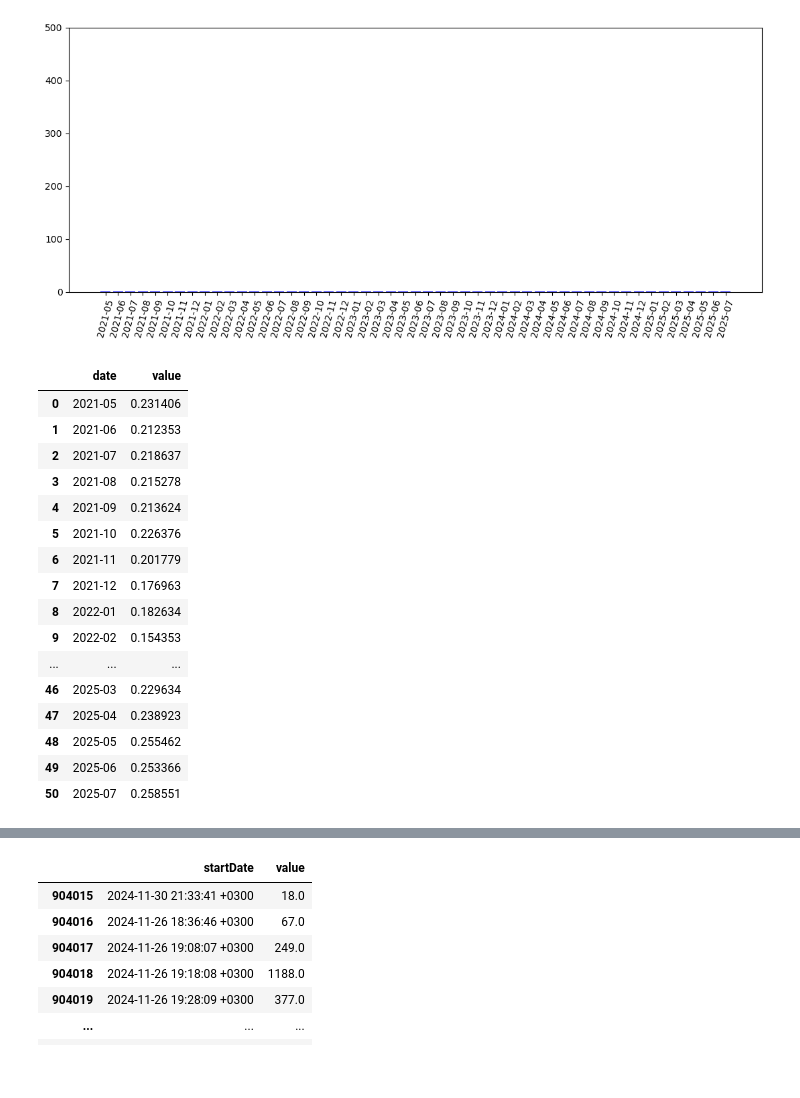
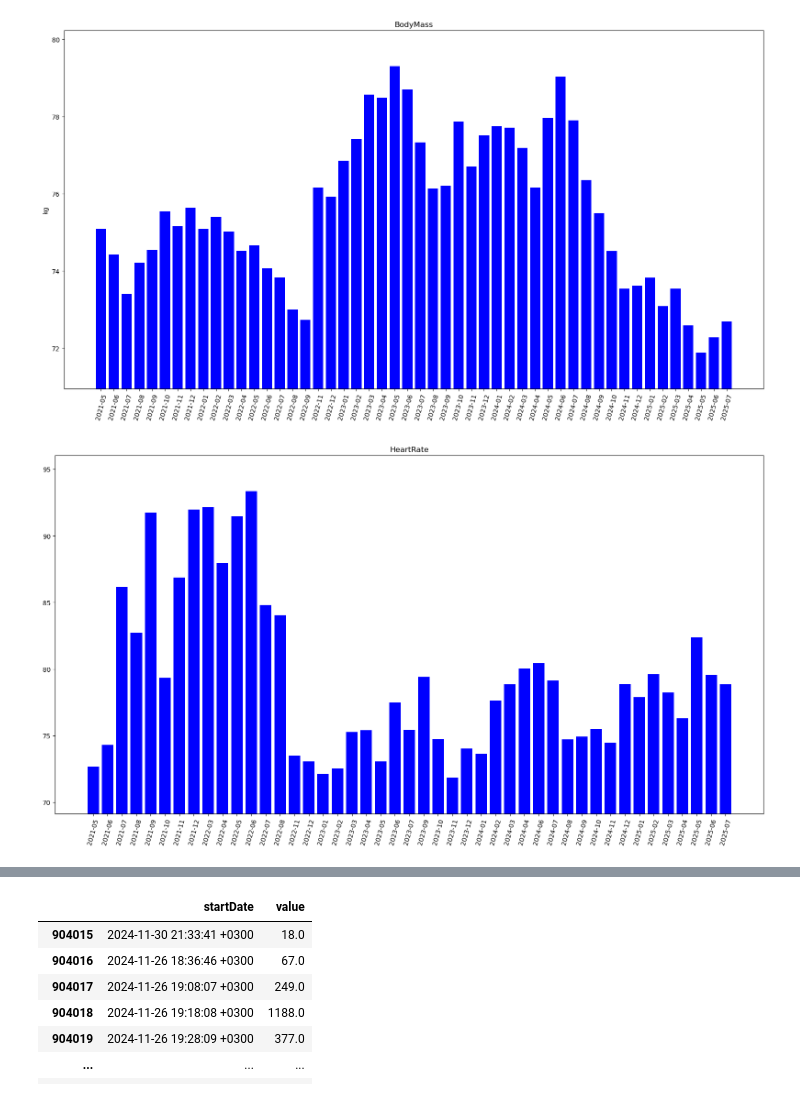
Before and after one commit to AlexSobUcka/AppleHealth, a Jupyter notebook: HealthData.ipynb, the cells around one changed output, grey strips where cells are left out. Drawn from its saved outputs; the diff is of its cells as text; code cells hidden in the pictures; blank space fills up the shorter version.

Commit message:
Update HealthData.ipynb
add visualize functions for mass and steps

```diff
--- a/HealthData.ipynb
+++ b/HealthData.ipynb
@@ -58,46 +43,37 @@ filtered_data.reset_index(drop=True)
 # %%
-def month_visualize(type_id: str, y_limit: list):
-    # Парсим дату, меняем имя колонки
-    str_id = 'HKQuantityTypeIdentifier' + type_id
-    df = data[data['type'] == str_id][['startDate', 'value']].copy()
-    df = df.rename(columns={'startDate': 'date'})
+# Подходит под значения, где запись соответствует полным данным (вес, процент жира, IMT)
 
-    # Меняем формат даты и сортируем по ней
-    df['date'] = pd.to_datetime(df['date'])
-    df = df.sort_values('date').reset_index(drop=True)
+def mean_month_mass_visualize(type_id: str):
+    # Создание копии df с нужным type
+    filtered_data = data[data['type'] == type_id][['date', 'value']].copy()
 
-    # Меняем формат даты на месяцы и приводим к строке
-    df['date'] = df['date'].dt.to_period('M').astype(str)
-    df = df.groupby(df['date'])['value'].mean().reset_index()
+    # Изменение формата даты и сортировка по ней
+    filtered_data['date'] = pd.to_datetime(filtered_data['date'])
+    filtered_data = filtered_data.sort_values('date').reset_index(drop=True)
 
-    # Рисуем график
-    plt.figure(figsize=(11, 5))
-    plt.bar(df['date'], df['value'], color='blue')
-    plt.ylim(y_limit[0], y_limit[1]) # подстраивается под запрос пользователя
+    # Изменение формата данных на "среднее за месяц"
+    filtered_data['date'] = filtered_data['date'].dt.to_period('M').astype(str) # изменение формата даты на месяцы и приведение к строке
+    filtered_data = filtered_data.groupby(filtered_data['date'])['value'].mean().reset_index()
+
+    # Создание графика
+    plt.figure(figsize=(16, 9))
+    plt.title(type_id)
+    # Не во всех данных есть unit
+    try:
+        plt.ylabel(data[data['type'] == type_id]['unit'][0])
+    except:
+        pass
+    plt.bar(filtered_data['date'], filtered_data['value'], color='blue')
+    tmp = (filtered_data['value'].max() - filtered_data['value'].min()) / 8
+    plt.ylim(filtered_data['value'].min() - tmp, filtered_data['value'].max() + tmp) # подстраивается под min и max значения в данных
     plt.xticks(rotation=75)
     plt.tight_layout() # подгоняет элементы к размеру фигуры
     plt.show()
 
-    return df
+    return filtered_data
 # %%
-temp_df = month_visualize('DistanceWalkingRunning', [0, 500])
-temp_df
+for i in data['type'].unique():
+    temp_df = mean_month_mass_visualize(i)
 # %% [output]
-[figure, old version]
+[figure, new version]
-|  | date | value |
-| 0 | 2021-05 | 0.231406 |
-| 1 | 2021-06 | 0.212353 |
-| 2 | 2021-07 | 0.218637 |
-| 3 | 2021-08 | 0.215278 |
-| 4 | 2021-09 | 0.213624 |
-| 5 | 2021-10 | 0.226376 |
-| 6 | 2021-11 | 0.201779 |
-| 7 | 2021-12 | 0.176963 |
-| 8 | 2022-01 | 0.182634 |
-| 9 | 2022-02 | 0.154353 |
-| ... | ... | ... |
-| 46 | 2025-03 | 0.229634 |
-| 47 | 2025-04 | 0.238923 |
-| 48 | 2025-05 | 0.255462 |
-| 49 | 2025-06 | 0.253366 |
-| 50 | 2025-07 | 0.258551 |
+[figure, added]
```
Also changed, not shown: parts of 11 cells of this notebook.
